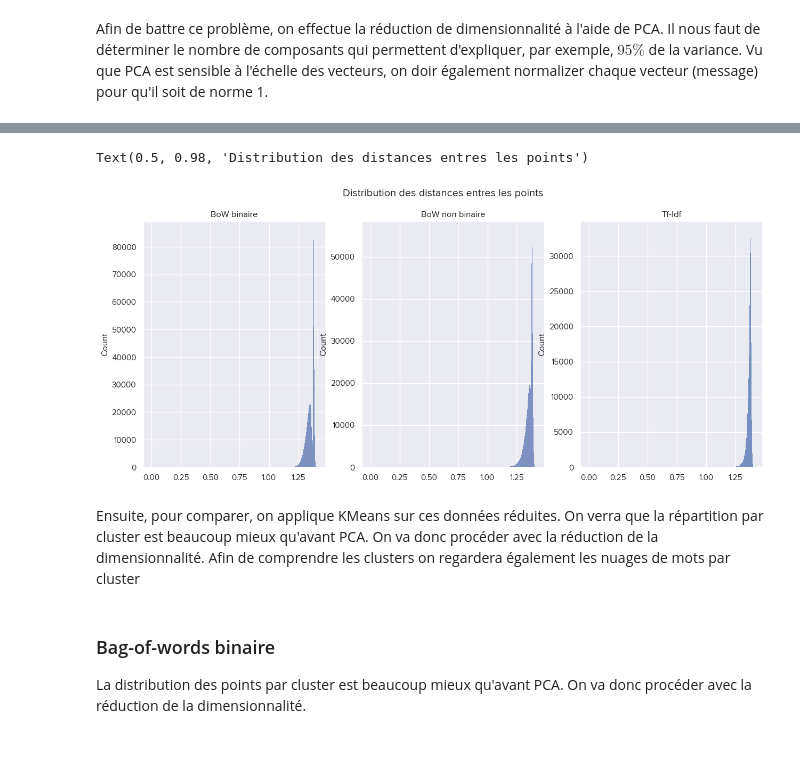
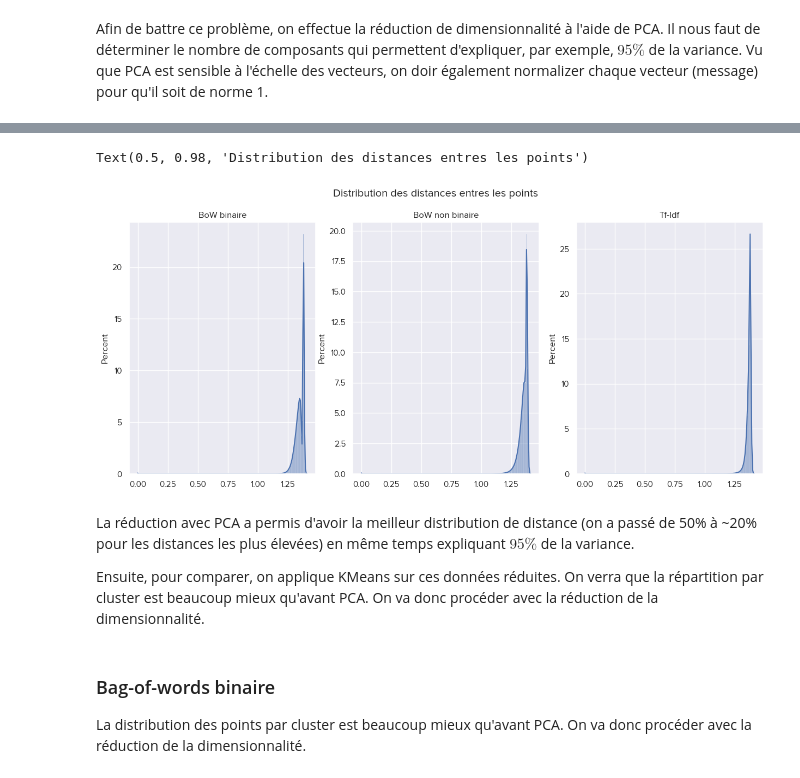
Before and after one commit to BshKatrin/SDD-miniprojet, a Jupyter notebook: miniprojet/unsupervised_no_sw.ipynb, the cells around one changed output, grey strips where cells are left out. Saved outputs shown, nothing was run; the diff lists cells and outputs as text; code cells hidden in the pictures; blank space fills up the shorter version.

```diff
--- a/miniprojet/unsupervised_no_sw.ipynb
+++ b/miniprojet/unsupervised_no_sw.ipynb
@@ -120,33 +146,35 @@ bow_bin_pca, bow_non_bin_pca, tfidf_pca = 1132, 1109, 1249
 # %%
 fig, (ax1, ax2, ax3) = plt.subplots(1, 3, figsize=(15, 6))
 
 news_desc = normalize(get_bow_vect(news_no_stopwords, corpus, binary=True))
 model = PCA(n_components=bow_bin_pca)
 m_pca = model.fit_transform(news_desc)
 distances = pairwise_distances(m_pca).flatten()
-sns.histplot(distances, ax=ax1)
+sns.histplot(distances, ax=ax1, bins=200, kde=True, stat="percent")
 ax1.set_title("BoW binaire")
 
 news_desc = normalize(get_bow_vect(news_no_stopwords, corpus, binary=False))
 model = PCA(n_components=bow_non_bin_pca)
 m_pca = model.fit_transform(news_desc)
 distances = pairwise_distances(m_pca).flatten()
-sns.histplot(distances, ax=ax2)
+sns.histplot(distances, ax=ax2, bins=200, kde=True, stat="percent")
 ax2.set_title("BoW non binaire")
 
 news_desc = normalize(get_tfidf_vect(news_no_stopwords, corpus))
 model = PCA(n_components=tfidf_pca)
 m_pca = model.fit_transform(news_desc)
 distances = pairwise_distances(m_pca).flatten()
-sns.histplot(distances, ax=ax3)
+sns.histplot(distances, ax=ax3, bins=200, kde=True, stat="percent")
 ax3.set_title("Tf-Idf")
 
 fig.suptitle("Distribution des distances entres les points")
 # %% [output]
 Text(0.5, 0.98, 'Distribution des distances entres les points')
-[figure, old version]
+[figure, new version]
 # %% [markdown]
-Ensuite, pour comparer, on applique KMeans sur ces données réduites. On verra que la répartition par cluster est beaucoup mieux qu'avant PCA. On va donc procéder avec la réduction de la dimensionnalité. Afin de comprendre les clusters on regardera également les nuages de mots par cluster
+La réduction avec PCA a permis d'avoir la meilleur distribution de distance (on a passé de 50% à ~20% pour les distances les plus élevées) en même temps expliquant $95\%$ de la variance.
+
+Ensuite, pour comparer, on applique KMeans sur ces données réduites. On verra que la répartition par cluster est beaucoup mieux qu'avant PCA. On va donc procéder avec la réduction de la dimensionnalité.
 # %% [markdown]
 ### Bag-of-words binaire
 La distribution des points par cluster est beaucoup mieux qu'avant PCA. On va donc procéder avec la réduction de la dimensionnalité.
```
Also changed, not shown: parts of 15 cells of this notebook, 3 other files.
